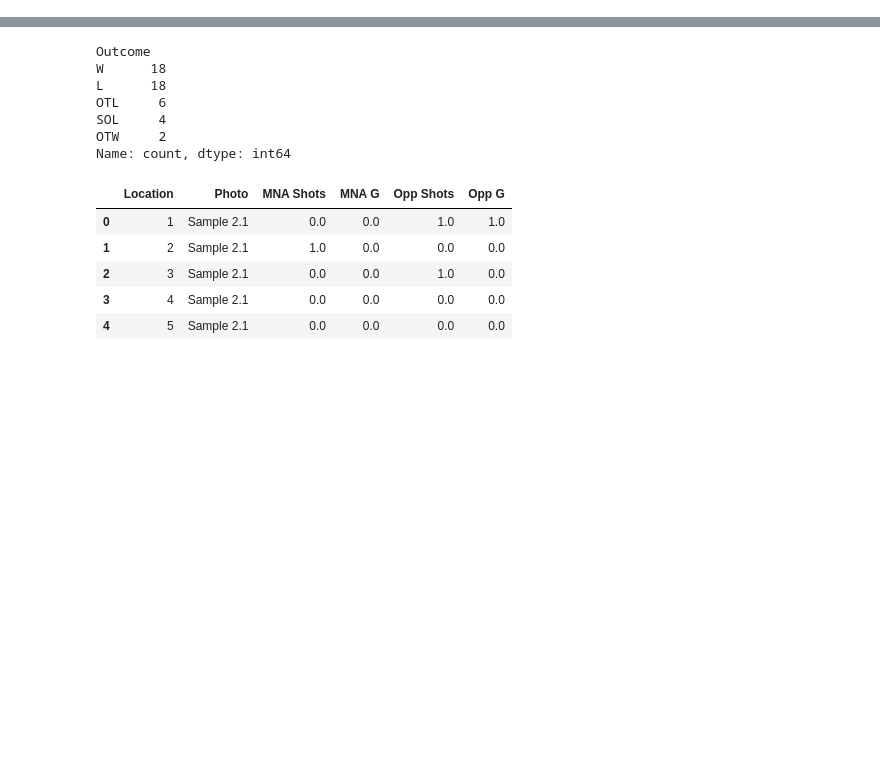
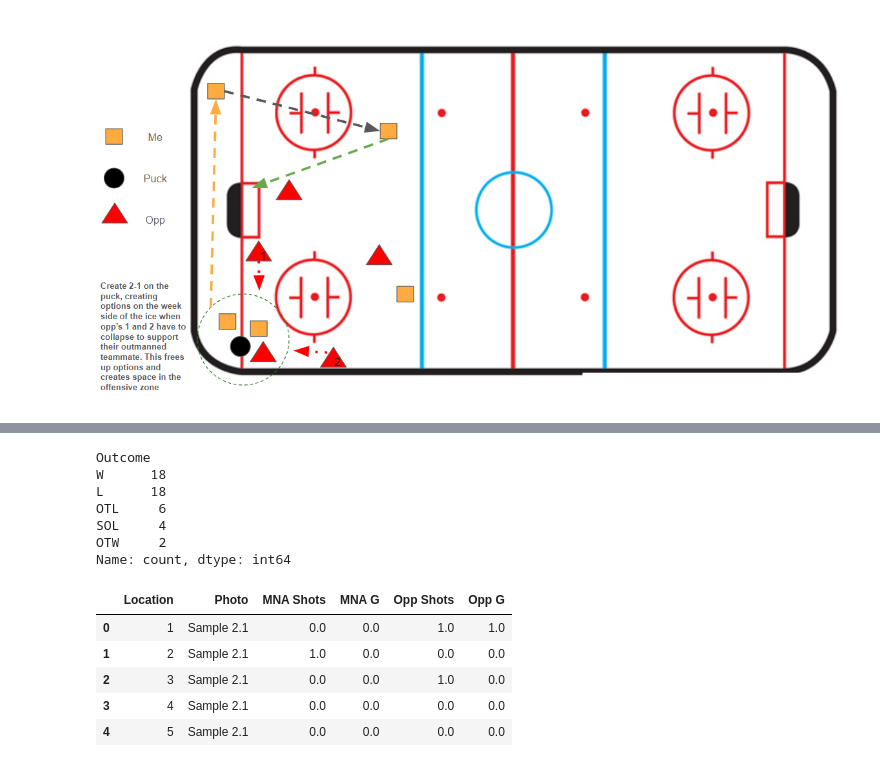
Before and after one commit to callawayh/HUT, a Jupyter notebook: Hut Aftermath.ipynb, the cells around one changed output, grey strips where cells are left out. Drawn from its saved outputs; the diff is of its cells as text; code cells hidden in the pictures; blank space fills up the shorter version.

```diff
--- a/Hut Aftermath.ipynb
+++ b/Hut Aftermath.ipynb
@@ -20,0 +120,4 @@ shots.fillna(0, inplace = True)
+# %%
+display(Image(filename=overload_pic))
+# %% [output]
+[figure, added]
```
Also changed, not shown: parts of 31 cells of this notebook.
